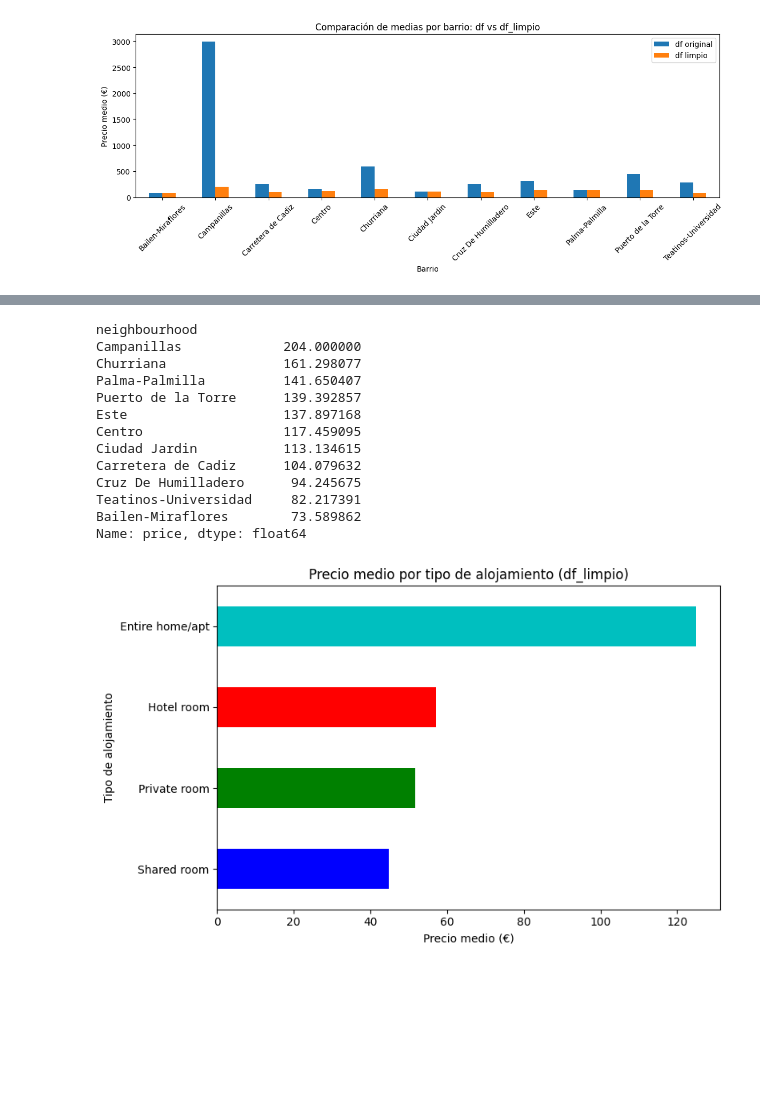
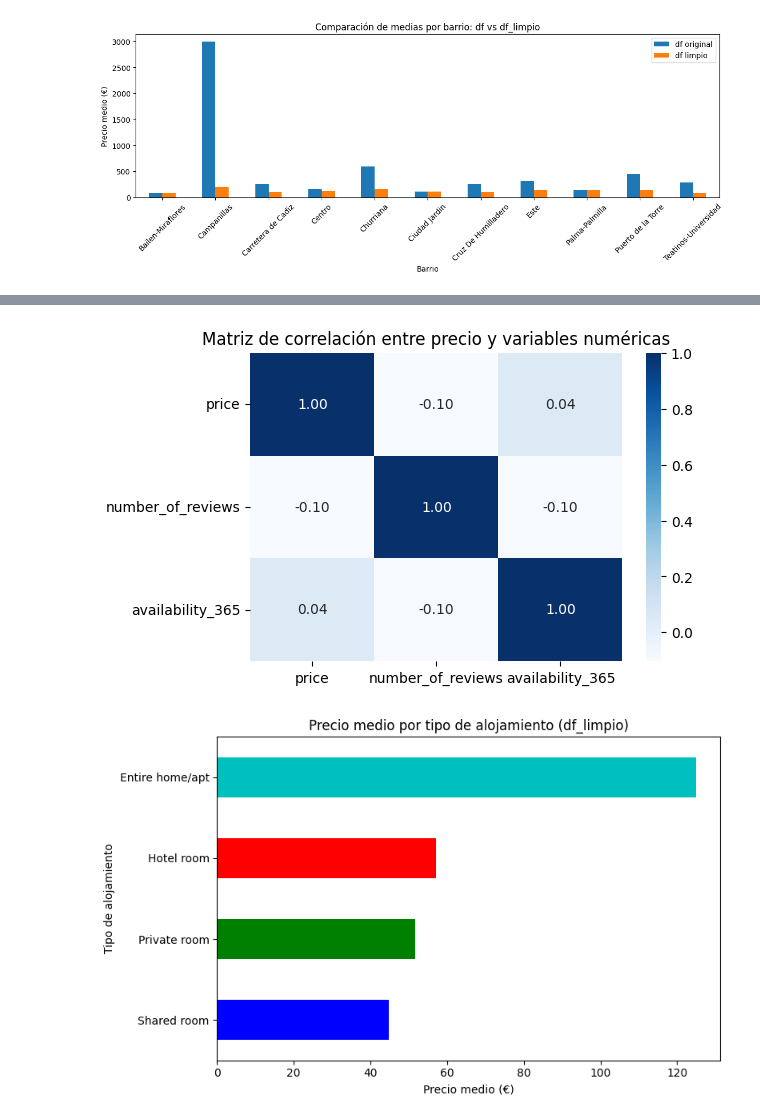
Before and after one commit to MHHsim/Proyect-Break-I, a Jupyter notebook: Pendiente/Hipotesis_1.ipynb, the cells around one changed output, grey strips where cells are left out. Drawn from its saved outputs; the diff is of its cells as text; code cells hidden in the pictures; blank space fills up the shorter version.

```diff
--- a/Pendiente/Hipotesis_1.ipynb
+++ b/Pendiente/Hipotesis_1.ipynb
@@ -518,16 +278,8 @@ Name: price, dtype: float64
-# %%
-df_limpio.groupby("neighbourhood")["price"].mean().sort_values(ascending=False)
-# %% [output]
-neighbourhood
-Campanillas             204.000000
-Churriana               161.298077
-Palma-Palmilla          141.650407
-Puerto de la Torre      139.392857
-Este                    137.897168
-Centro                  117.459095
-Ciudad Jardin           113.134615
-Carretera de Cadiz      104.079632
-Cruz De Humilladero      94.245675
-Teatinos-Universidad     82.217391
-Bailen-Miraflores        73.589862
-Name: price, dtype: float64
+# %%
+# Vamos a generar un mapa de calor para verlo de forma mas visual
+plt.figure(figsize=(6,4))
+sns.heatmap(correlaciones, annot=True, cmap="Blues", fmt=".2f")
+plt.title("Matriz de correlación entre precio y variables numéricas")
+plt.show()
+# %% [output]
+[figure, added]
```
Also changed, not shown: parts of 65 cells of this notebook, 3 other files.
